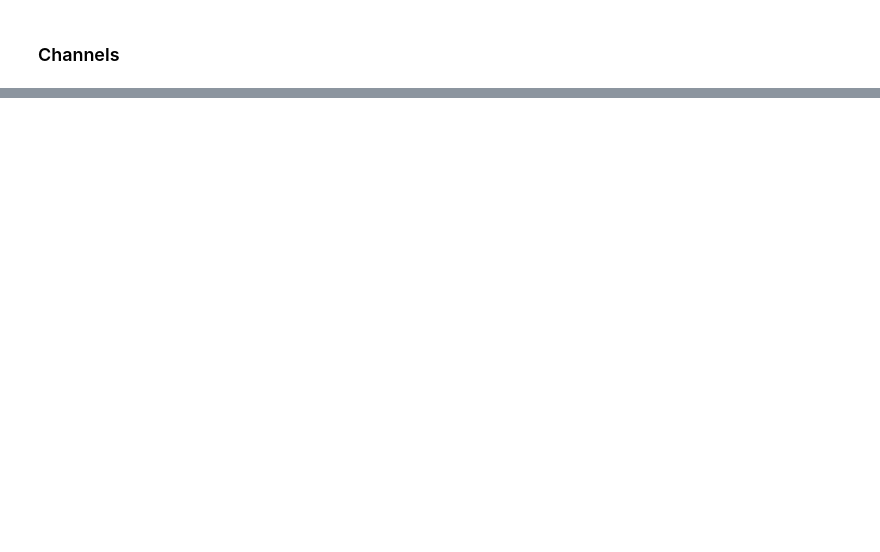
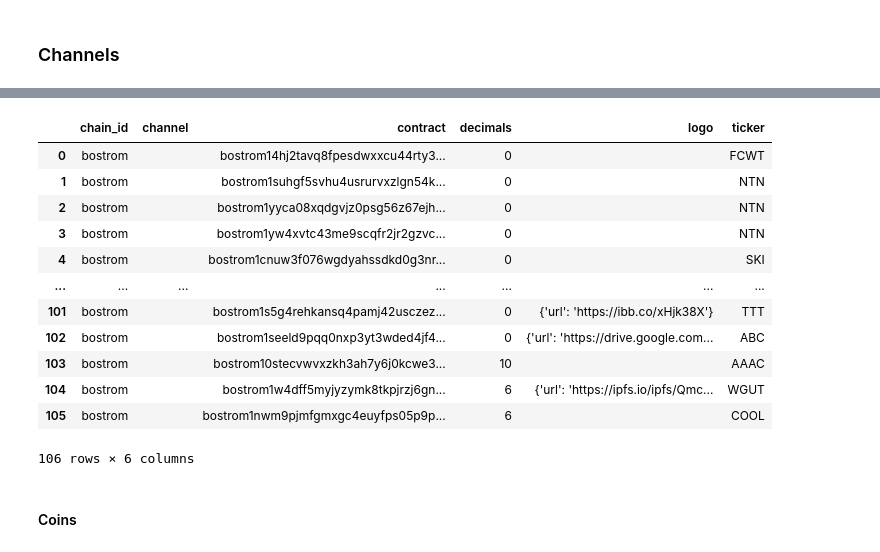
Before and after one commit to Snedashkovsky/cw-cyber-scripts, a Jupyter notebook: hub_generate_upload_data.ipynb, the cells around one changed output, grey strips where cells are left out. Cells and saved outputs as stored; diff of their text form; code cells hidden in the pictures; blank space fills up the shorter version.

```diff
--- a/hub_generate_upload_data.ipynb
+++ b/hub_generate_upload_data.ipynb
@@ -237,0 +255,41 @@ channels_df
+# %%
+# 'chain_id', 'channel', 'contract', 'decimals', 'logo', 'ticker'
+cw20_token_contracts = get_json_from_bash_query(bash_command=f'cyber query wasm list-contract-by-code 1 -o=json --limit=1000 --node={NODE_RPC_URL}')['contracts']
+# %%
+cw20_tokens_json = []
+for cw20_token_contract in tqdm(cw20_token_contracts):
+    cw20_token_metadata = \
+        query_contract(contract_address=cw20_token_contract,
+                       query='''{"token_info": {}}''')['data']
+    cw20_token_marketing_info = \
+        query_contract(contract_address=cw20_token_contract,
+                       query='''{"marketing_info": {}}''')['data']
+    logo = cw20_token_marketing_info['logo']
+    cw20_tokens_json.append(
+        {
+            'chain_id': 'bostrom',
+            'channel': '',
+            'contract': cw20_token_contract,
+            'decimals': cw20_token_metadata['decimals'],
+            'logo': '' if logo is None or logo == {'url': ''} else str(logo),
+            'ticker': cw20_token_metadata['symbol']
+        }
+    )
+cw20_tokens_df = pd.DataFrame(cw20_tokens_json)
+cw20_tokens_df
+# %% [output]
+|  | chain_id | channel | contract | decimals | logo | ticker |
+| 0 | bostrom |  | bostrom14hj2tavq8fpesdwxxcu44rty3... | 0 |  | FCWT |
+| 1 | bostrom |  | bostrom1suhgf5svhu4usrurvxzlgn54k... | 0 |  | NTN |
+| 2 | bostrom |  | bostrom1yyca08xqdgvjz0psg56z67ejh... | 0 |  | NTN |
+| 3 | bostrom |  | bostrom1yw4xvtc43me9scqfr2jr2gzvc... | 0 |  | NTN |
+| 4 | bostrom |  | bostrom1cnuw3f076wgdyahssdkd0g3nr... | 0 |  | SKI |
+| ... | ... | ... | ... | ... | ... | ... |
+| 101 | bostrom |  | bostrom1s5g4rehkansq4pamj42usczez... | 0 | {'url': 'https://ibb.co/xHjk38X'} | TTT |
+| 102 | bostrom |  | bostrom1seeld9pqq0nxp3yt3wded4jf4... | 0 | {'url': 'https://drive.google.com... | ABC |
+| 103 | bostrom |  | bostrom10stecvwvxzkh3ah7y6j0kcwe3... | 10 |  | AAAC |
+| 104 | bostrom |  | bostrom1w4dff5myjyzymk8tkpjrzj6gn... | 6 | {'url': 'https://ipfs.io/ipfs/Qmc... | WGUT |
+| 105 | bostrom |  | bostrom1nwm9pjmfgmxgc4euyfps05p9p... | 6 |  | COOL |
+106 rows × 6 columns
+# %% [markdown]
+#### Coins
```
Also changed, not shown: parts of 16 cells of this notebook, 25 other files.
